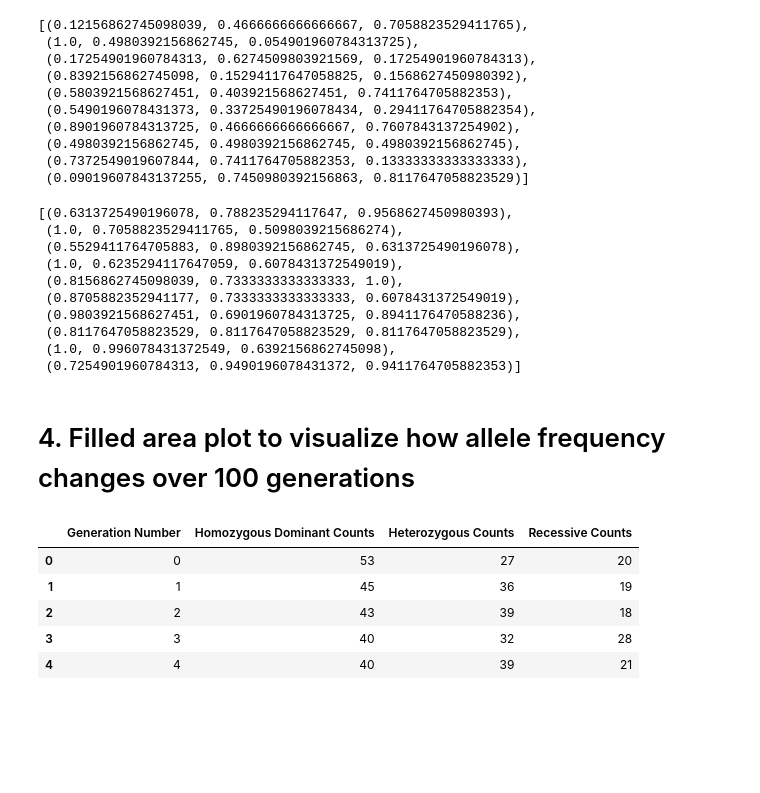
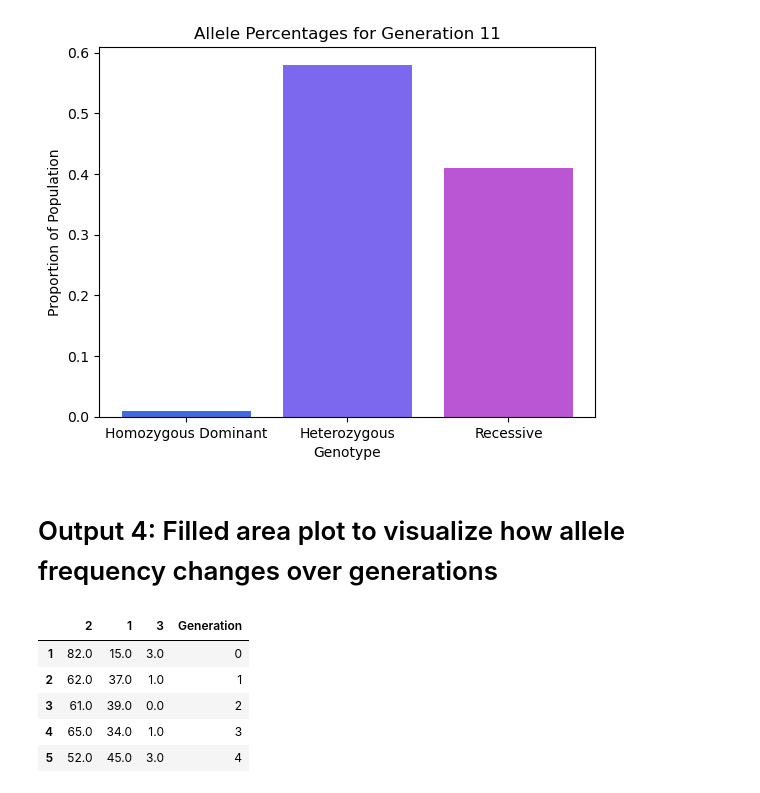
Before and after one commit to franbiancaoca/chem274b-finalproject, a Jupyter notebook: Utils/Plots/allelefreq_plots.ipynb, the cells around one changed output. Saved outputs shown, nothing was run; the diff lists cells and outputs as text; code cells hidden in the pictures; blank space fills up the shorter version.

```diff
--- a/Utils/Plots/allelefreq_plots.ipynb
+++ b/Utils/Plots/allelefreq_plots.ipynb
@@ -79,29 +135,7 @@ plot_generation_counts(4)
-# %%
-sns.color_palette()
-# %% [output]
-[(0.12156862745098039, 0.4666666666666667, 0.7058823529411765),
- (1.0, 0.4980392156862745, 0.054901960784313725),
- (0.17254901960784313, 0.6274509803921569, 0.17254901960784313),
- (0.8392156862745098, 0.15294117647058825, 0.1568627450980392),
- (0.5803921568627451, 0.403921568627451, 0.7411764705882353),
- (0.5490196078431373, 0.33725490196078434, 0.29411764705882354),
- (0.8901960784313725, 0.4666666666666667, 0.7607843137254902),
- (0.4980392156862745, 0.4980392156862745, 0.4980392156862745),
- (0.7372549019607844, 0.7411764705882353, 0.13333333333333333),
- (0.09019607843137255, 0.7450980392156863, 0.8117647058823529)]
-# %%
-sns.color_palette("pastel")
-# %% [output]
-[(0.6313725490196078, 0.788235294117647, 0.9568627450980393),
- (1.0, 0.7058823529411765, 0.5098039215686274),
- (0.5529411764705883, 0.8980392156862745, 0.6313725490196078),
- (1.0, 0.6235294117647059, 0.6078431372549019),
- (0.8156862745098039, 0.7333333333333333, 1.0),
- (0.8705882352941177, 0.7333333333333333, 0.6078431372549019),
- (0.9803921568627451, 0.6901960784313725, 0.8941176470588236),
- (0.8117647058823529, 0.8117647058823529, 0.8117647058823529),
- (1.0, 0.996078431372549, 0.6392156862745098),
- (0.7254901960784313, 0.9490196078431372, 0.9411764705882353)]
+# %%
+plot_generation_counts(generation_number= 11, total_population= 100)
+# %% [output]
+[figure, added]
 # %% [markdown]
-# 4. Filled area plot to visualize how allele frequency changes over 100 generations
+# Output 4: Filled area plot to visualize how allele frequency changes over generations
 # %%
@@ -153,13 +207,13 @@ def extract_generation_counts_to_df(filename):
 
     return df
-# %%
-area_plot_df = extract_generation_counts_to_df('Data/generation_counts.txt')
-area_plot_df.head()
-# %% [output]
-|  | Generation Number | Homozygous Dominant Counts | Heterozygous Counts | Recessive Counts |
-| 0 | 0 | 53 | 27 | 20 |
-| 1 | 1 | 45 | 36 | 19 |
-| 2 | 2 | 43 | 39 | 18 |
-| 3 | 3 | 40 | 32 | 28 |
-| 4 | 4 | 40 | 39 | 21 |
+# %%
+test_df = extract_generation_counts_to_df(filename= '../../Bin/simulation_output.txt', generation_number= 50)
+test_df.head()
+# %% [output]
+|  | 2 | 1 | 3 | Generation |
+| 1 | 82.0 | 15.0 | 3.0 | 0 |
+| 2 | 62.0 | 37.0 | 1.0 | 1 |
+| 3 | 61.0 | 39.0 | 0.0 | 2 |
+| 4 | 65.0 | 34.0 | 1.0 | 3 |
+| 5 | 52.0 | 45.0 | 3.0 | 4 |
 # %%
```
Also changed, not shown: parts of 11 cells of this notebook, 6 other files.
